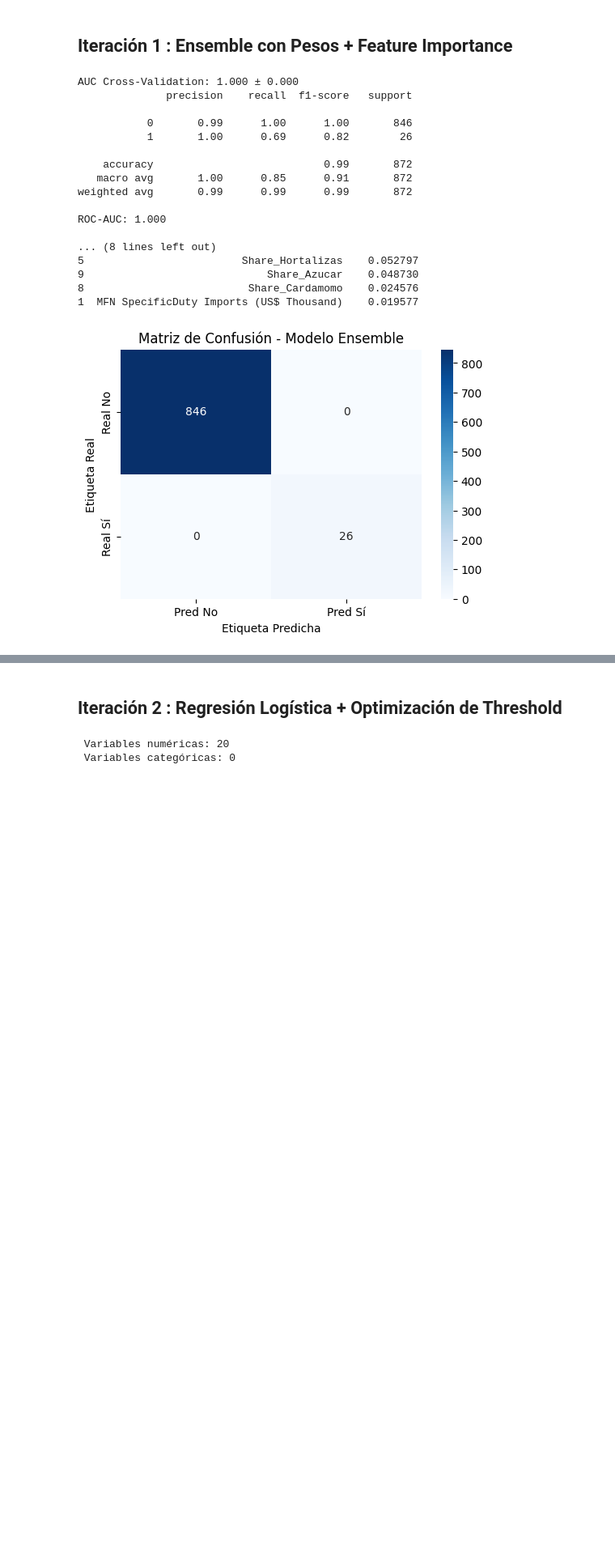
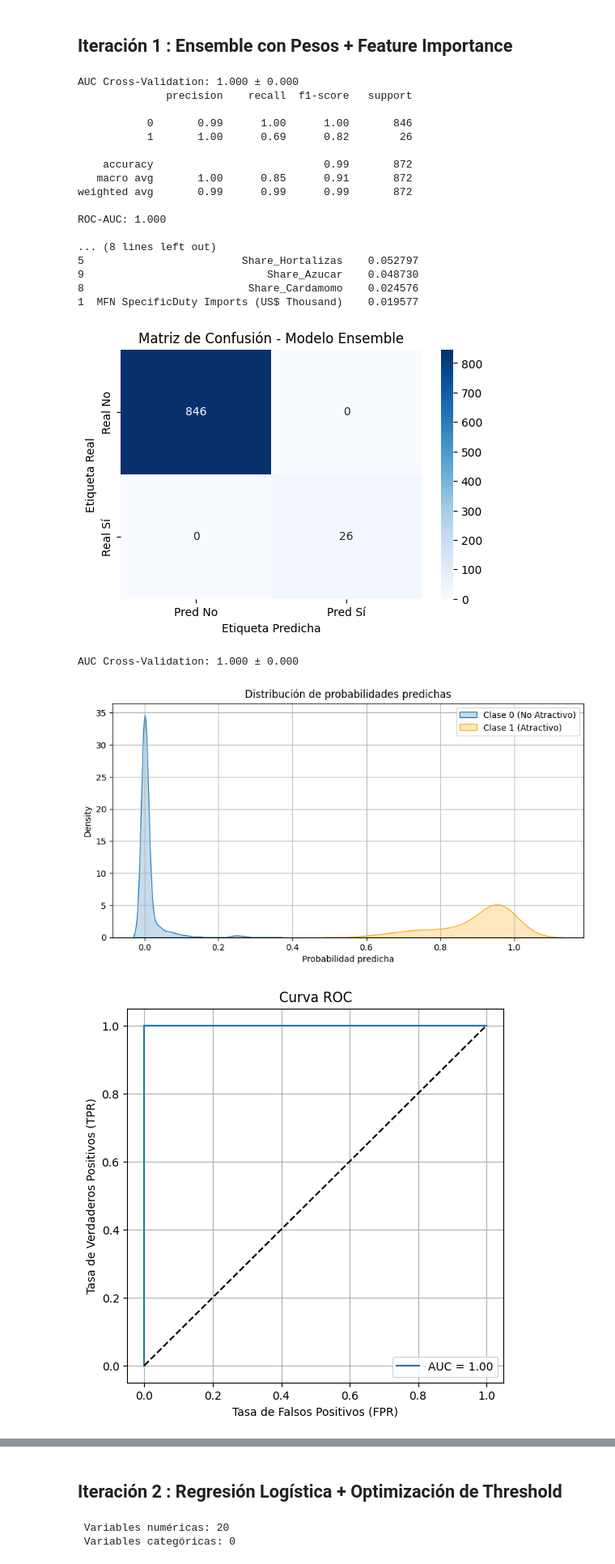
Before and after one commit to angosoto/Proyecto-Final-Data-Science-, a Jupyter notebook: ModelodeClasificacion.ipynb, the cells around one changed output, grey strips where cells are left out. Shown at 81% size. Saved outputs shown, nothing was run; the diff lists cells and outputs as text; code cells hidden in the pictures; blank space fills up the shorter version.

Commit message:
Cambios Finales antes del modelo

```diff
--- a/ModelodeClasificacion.ipynb
+++ b/ModelodeClasificacion.ipynb
@@ -535,3 +533,73 @@ plt.xlabel('Etiqueta Predicha')
 plt.show()
 # %% [output]
 [figure]
+# %%
+import pandas as pd
+import numpy as np
+import matplotlib.pyplot as plt
+import seaborn as sns
+
+from sklearn.ensemble import RandomForestClassifier
+from sklearn.feature_selection import SelectFromModel
+from sklearn.model_selection import train_test_split, cross_val_score
+from sklearn.metrics import (
+    classification_report, roc_auc_score, roc_curve,
+    precision_recall_curve, confusion_matrix
+)
+
+X = cifras[selected_features]
+y = cifras['Mercado_Atractivo']
+
+X_train, X_test, y_train, y_test = train_test_split(X, y, stratify=y, test_size=0.15, random_state=42)
+
+# Ajuste de pesos
+class_weights = {0: 1, 1: 10}
+rf = RandomForestClassifier(n_estimators=150, max_depth=5, class_weight=class_weights, random_state=42)
+
+# Feature Selection
+selector = SelectFromModel(rf, threshold='median')
+selector.fit(X_train, y_train)
+
+# Transformación de features
+X_train_sel = selector.transform(X_train)
+X_test_sel = selector.transform(X_test)
+
+# Validación cruzada
+cv_scores = cross_val_score(rf, X_train_sel, y_train, cv=5, scoring='roc_auc')
+print(f"AUC Cross-Validation: {np.mean(cv_scores):.3f} ± {np.std(cv_scores):.3f}")
+
+# Entrenamiento y predicción
+rf.fit(X_train_sel, y_train)
+y_pred_proba = rf.predict_proba(X_test_sel)[:, 1]
+
+# Umbral óptimo basado en precisión * recall
+precision, recall, thresholds = precision_recall_curve(y_test, y_pred_proba)
+optimal_threshold = thresholds[np.argmax(precision * recall)]
+y_pred_class = (y_pred_proba > optimal_threshold).astype(int)
+
+
+#  Distribución de probabilidades por clase real
+plt.figure(figsize=(10, 5))
+sns.kdeplot(y_pred_proba[y_test == 0], label="Clase 0 (No Atractivo)", fill=True)
+sns.kdeplot(y_pred_proba[y_test == 1], label="Clase 1 (Atractivo)", fill=True, color="orange")
+plt.title("Distribución de probabilidades predichas")
+plt.xlabel("Probabilidad predicha")
+plt.legend()
+plt.grid()
+plt.show()
+
+# Curva ROC
+fpr, tpr, _ = roc_curve(y_test, y_pred_proba)
+plt.figure(figsize=(6, 6))
+plt.plot(fpr, tpr, label=f'AUC = {roc_auc_score(y_test, y_pred_proba):.2f}')
+plt.plot([0, 1], [0, 1], 'k--')
+plt.xlabel("Tasa de Falsos Positivos (FPR)")
+plt.ylabel("Tasa de Verdaderos Positivos (TPR)")
+plt.title("Curva ROC")
+plt.legend()
+plt.grid()
+plt.show()
+# %% [output]
+AUC Cross-Validation: 1.000 ± 0.000
+[figure, added]
+[figure, added]
```
Also changed, not shown: parts of 5 cells of this notebook.
